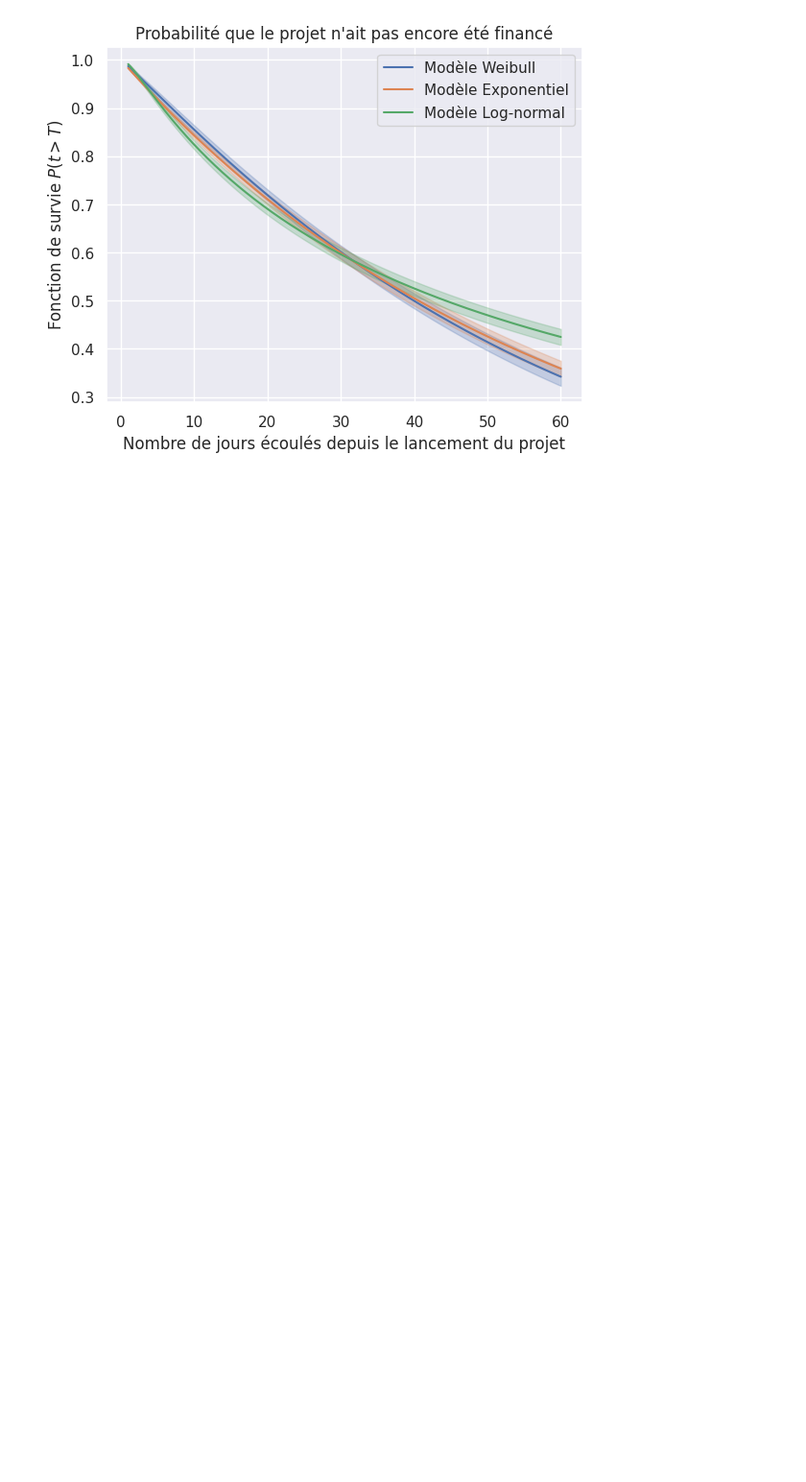
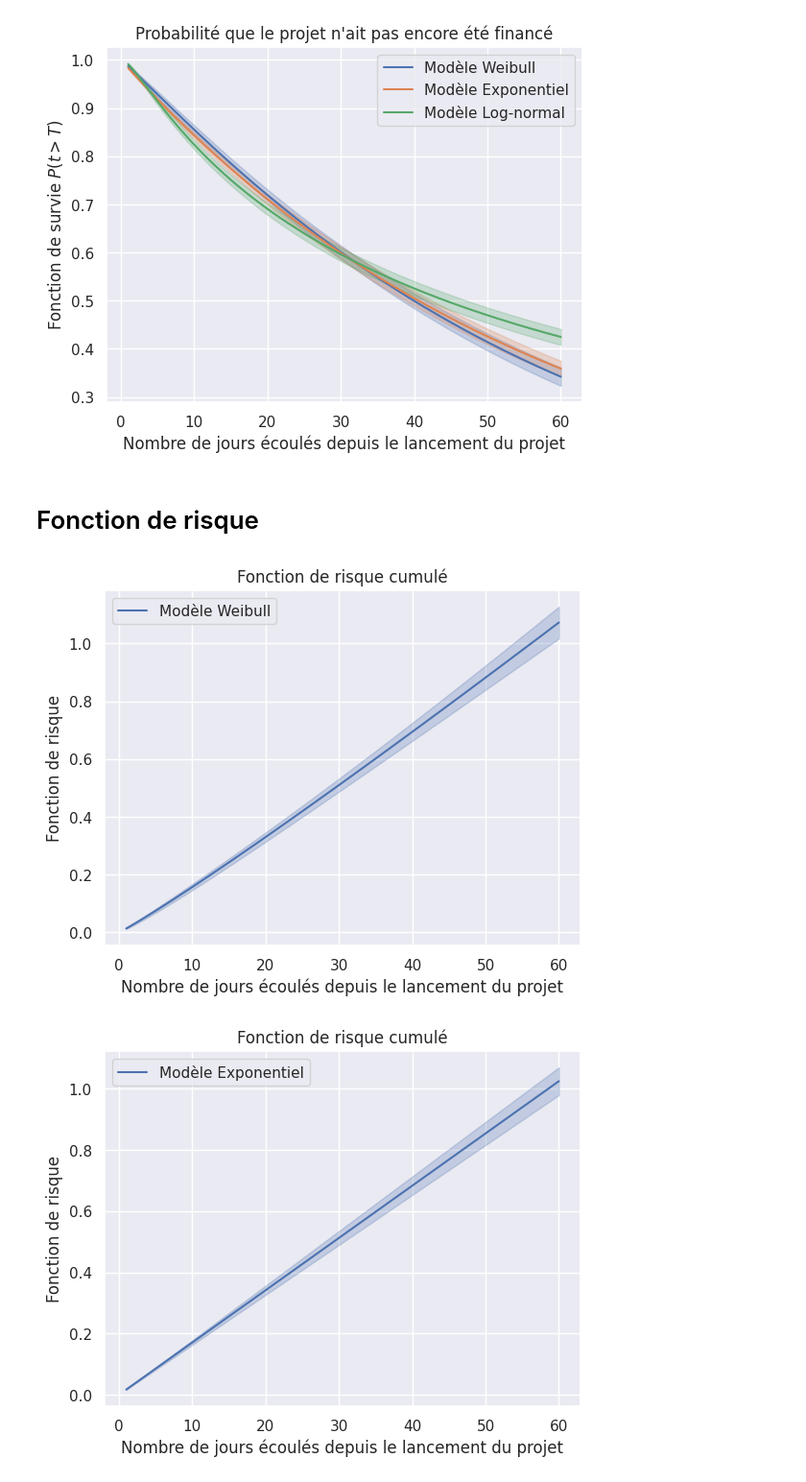
Before and after one commit to Ab2nour/kickstarter-project-analysis, a Jupyter notebook: src/notebooks/parametric_estimation.ipynb, the cells around one changed output. Shown at 96% size. Saved outputs shown, nothing was run; the diff lists cells and outputs as text; code cells hidden in the pictures; blank space fills up the shorter version.

```diff
--- a/src/notebooks/parametric_estimation.ipynb
+++ b/src/notebooks/parametric_estimation.ipynb
@@ -31,2 +34,9 @@ plot_estimations(models, event_times, event_observed, same_plot=True)
 # %% [output]
 [figure]
+# %% [markdown]
+# Fonction de risque
+# %%
+plot_hazard_estimations(models, event_times, event_observed)
+# %% [output]
+[figure, added]
+[figure, added]
```
Also changed, not shown: parts of 6 cells of this notebook, 1 other file.
